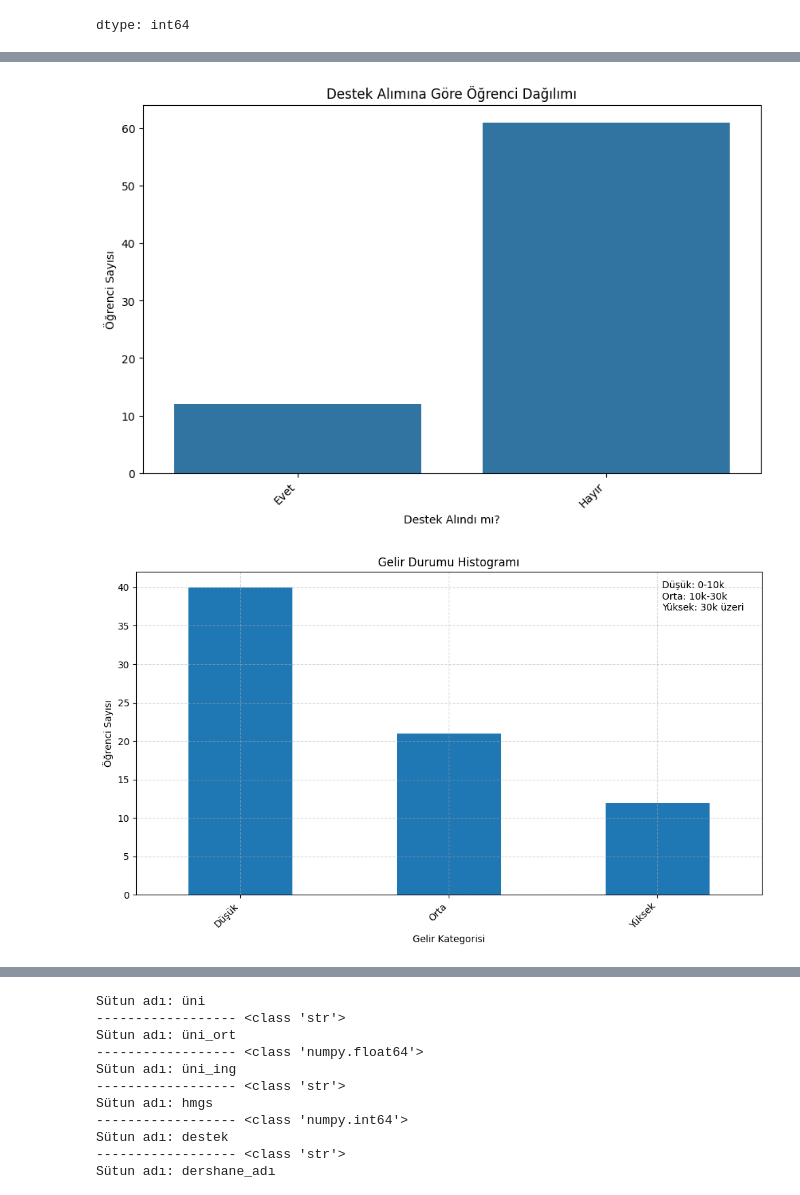
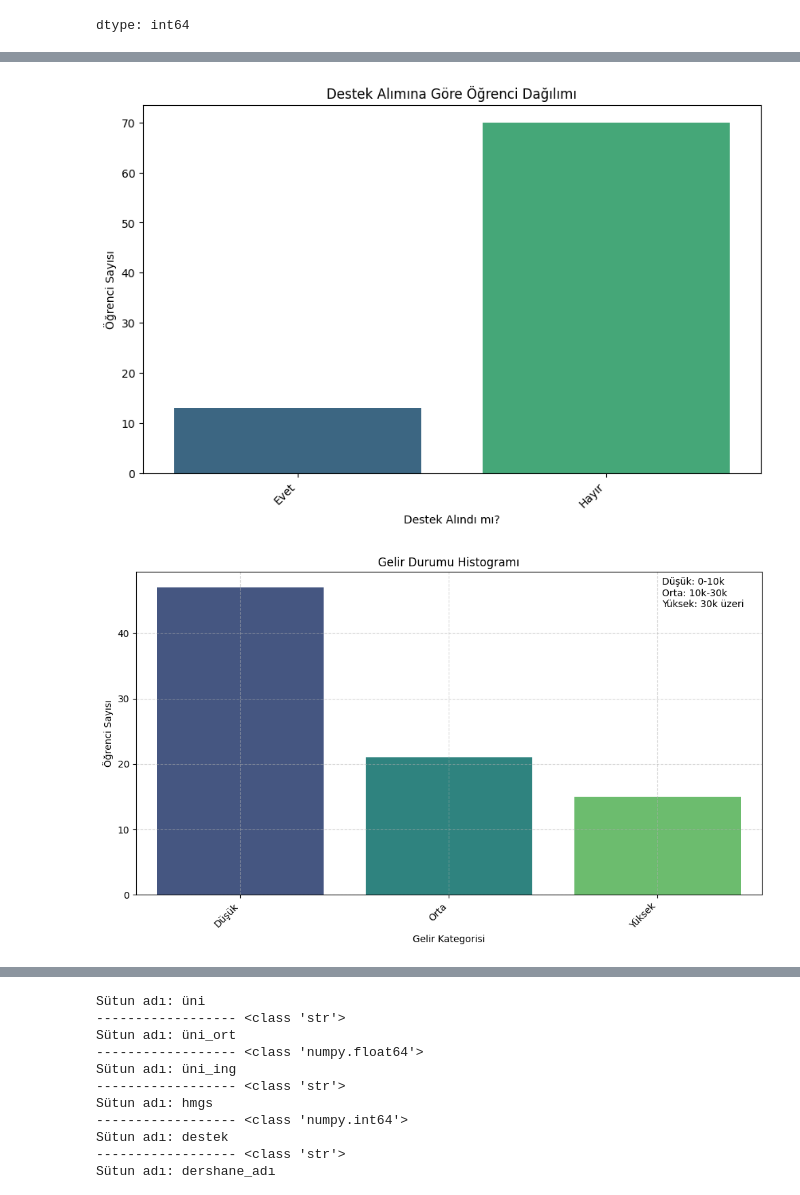
Before and after one commit to kemaldoguoktay/hmgs-analiz, a Jupyter notebook: hmgs.ipynb, the cells around one changed output, grey strips where cells are left out. Saved outputs shown, nothing was run; the diff lists cells and outputs as text; code cells hidden in the pictures.

```diff
--- a/hmgs.ipynb
+++ b/hmgs.ipynb
@@ -599,3 +664,9 @@ for i in df['üni'].unique():
     for e in df_nerde['üni'].unique():
         if e in i:
             df['üni'] = df['üni'].str.replace(i, e)
+# %%
+for i in range(len(df_nerde['Şehir'])):
+  if pd.notnull(df_nerde["Şehir"][i]):
+    df_nerde.Şehir[i] = df_nerde.Şehir[i]
+  else:
+    df_nerde.Şehir[i] = df_nerde["Şehir"][i-1]
@@ -602,3 +697,7 @@ for i in df['üni'].unique():
+# %%
+for i in range(len(df_nerde.Şehir)):
+  df_nerde.Şehir[i] = df_nerde.Şehir[i].lower()
+  df_nerde["üni"][i] = df_nerde["üni"][i].lower()
 # %%
 df = pd.merge(df, df_nerde, how="left", on=["üni"])
 # %%
@@ -689 +786,3 @@ plt.show()
+# %%
+df.loc[df["üni"] == "istanbul okan ", "üni_ing"]="%0"
 # %%
@@ -701 +798,4 @@ plt.show()
+# %%
+for i in df["üni"]:
+  df["üni"] = df["üni"].str.replace("üniversitesi","")
 # %%
@@ -742,25 +842,25 @@ plt.show()
 # %%
 plt.figure(figsize=(10, 6))
-sns.countplot(x='destek_var_mi', data=df, order=df['destek_var_mi'].value_counts(ascending = True ).index)
+sns.countplot(x='destek_var_mi', data=df, order=df['destek_var_mi'].value_counts(ascending = True ).index, palette="viridis")
 plt.xticks(rotation=45, ha='right')
 plt.xlabel('Destek Alındı mı?')
 plt.ylabel('Öğrenci Sayısı')
 plt.title('Destek Alımına Göre Öğrenci Dağılımı')
 plt.show()
 # %% [output]
-[figure, old version]
+[figure, new version]
 # %%
 plt.figure(figsize=(10, 6))
-df['gelir_durumu'].value_counts().plot(kind='bar')
+sns.countplot(x='gelir_durumu', data=df, order=df['gelir_durumu'].value_counts().index, palette="viridis")
 plt.xlabel('Gelir Kategorisi')
 plt.ylabel('Öğrenci Sayısı')
 plt.title('Gelir Durumu Histogramı')
 plt.xticks(rotation=45, ha='right')
 plt.grid(True, linestyle='--', alpha=0.5)
-plt.text(2.02,37,"Düşük: 0-10k\nOrta: 10k-30k\nYüksek: 30k üzeri")
+plt.text(2.02,44,"Düşük: 0-10k\nOrta: 10k-30k\nYüksek: 30k üzeri")
 plt.tight_layout()
 plt.show()
 # %% [output]
-[figure, old version]
+[figure, new version]
 # %%
 plt.figure(figsize=(12, 6))
```
Also changed, not shown: parts of 74 cells of this notebook.
